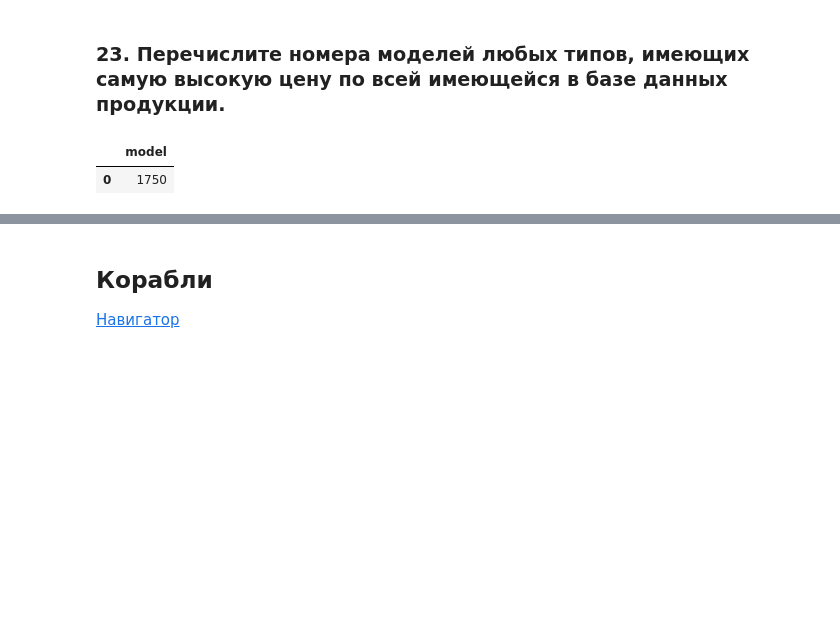
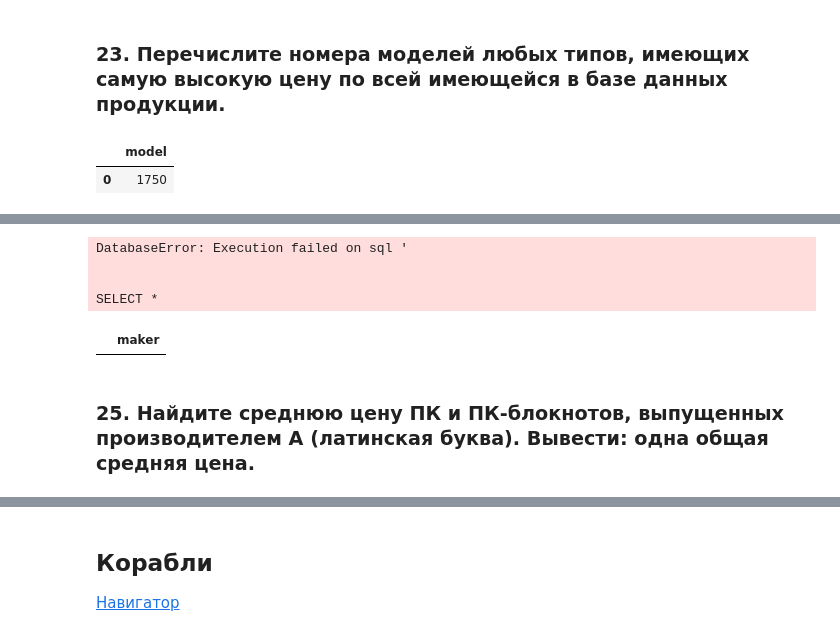
Before and after one commit to buchkowski/mysqlex, a Jupyter notebook: SQL-ex.ipynb, the cells around one changed output, grey strips where cells are left out. Saved outputs shown, nothing was run; the diff lists cells and outputs as text; code cells hidden in the pictures; blank space fills up the shorter version.

```diff
--- a/SQL-ex.ipynb
+++ b/SQL-ex.ipynb
@@ -1078,0 +1123,38 @@ select(sql)
+# %%
+select(sql)
+# %% [output]
+DatabaseError: Execution failed on sql '
+
+
+SELECT *
+# %%
+sql = '''
+SELECT DISTINCT t.maker
+FROM product AS t
+WHERE model IN (
+SELECT p.model
+FROM pc AS p
+WHERE ram = (
+SELECT MIN(p.ram)
+FROM pc AS p)
+AND speed = (
+SELECT MAX(p.speed)
+FROM pc AS p
+WHERE ram = (
+SELECT MIN(p.ram)
+FROM pc AS p)
+)
+)
+AND
+maker IN (
+SELECT t.maker
+FROM product AS t
+WHERE type = 'printer'
+)
+'''
+# %%
+select(sql)
+# %% [output]
+|  | maker |
+# %% [markdown]
+### 25. Найдите среднюю цену ПК и ПК-блокнотов, выпущенных производителем A (латинская буква). Вывести: одна общая средняя цена.
```
Also changed, not shown: parts of 13 cells of this notebook, 1 other file.
